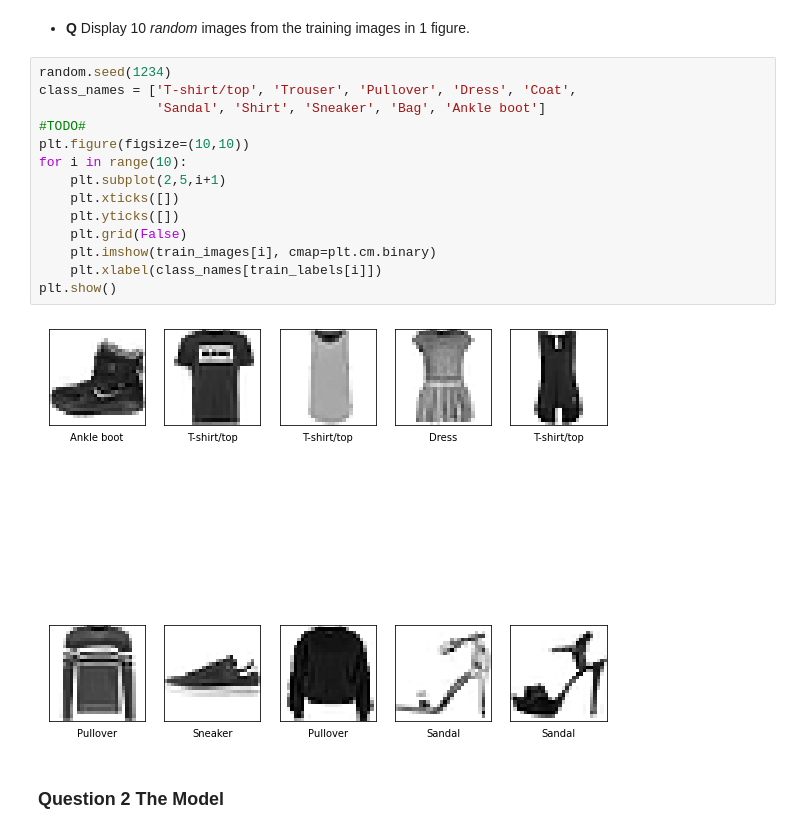
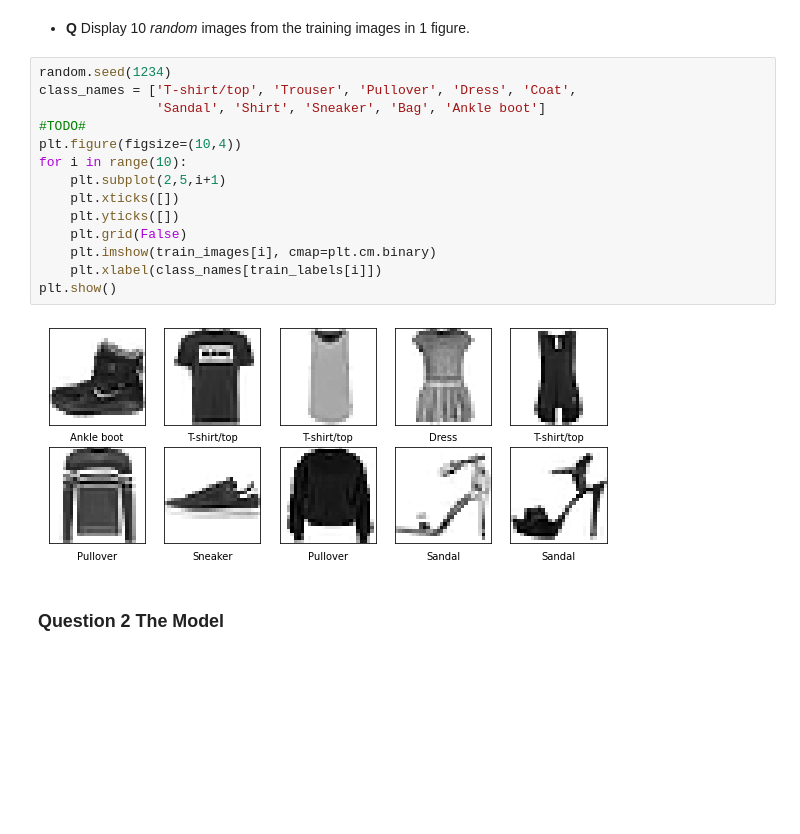
Before and after one commit to EHVB/ANN-In-Medicine, a Jupyter notebook: Assignment_1/Ehab Kamal - A1_tf_basics.ipynb, the cells around one changed output. Drawn from its saved outputs; the diff is of its cells as text; blank space fills up the shorter version.

```diff
--- a/Assignment_1/Ehab Kamal - A1_tf_basics.ipynb
+++ b/Assignment_1/Ehab Kamal - A1_tf_basics.ipynb
@@ -798,19 +798,19 @@ train_images.shape
 # %%
 random.seed(1234)
 class_names = ['T-shirt/top', 'Trouser', 'Pullover', 'Dress', 'Coat',
                'Sandal', 'Shirt', 'Sneaker', 'Bag', 'Ankle boot']
 #TODO#
-plt.figure(figsize=(10,10))
+plt.figure(figsize=(10,4))
 for i in range(10):
     plt.subplot(2,5,i+1)
     plt.xticks([])
     plt.yticks([])
     plt.grid(False)
     plt.imshow(train_images[i], cmap=plt.cm.binary)
     plt.xlabel(class_names[train_labels[i]])
 plt.show()
 # %% [output]
-[figure, old version]
+[figure, new version]
 # %% [markdown]
 ### Question 2 The Model
 # %% [markdown]
```
Also changed, not shown: parts of 6 cells of this notebook.
